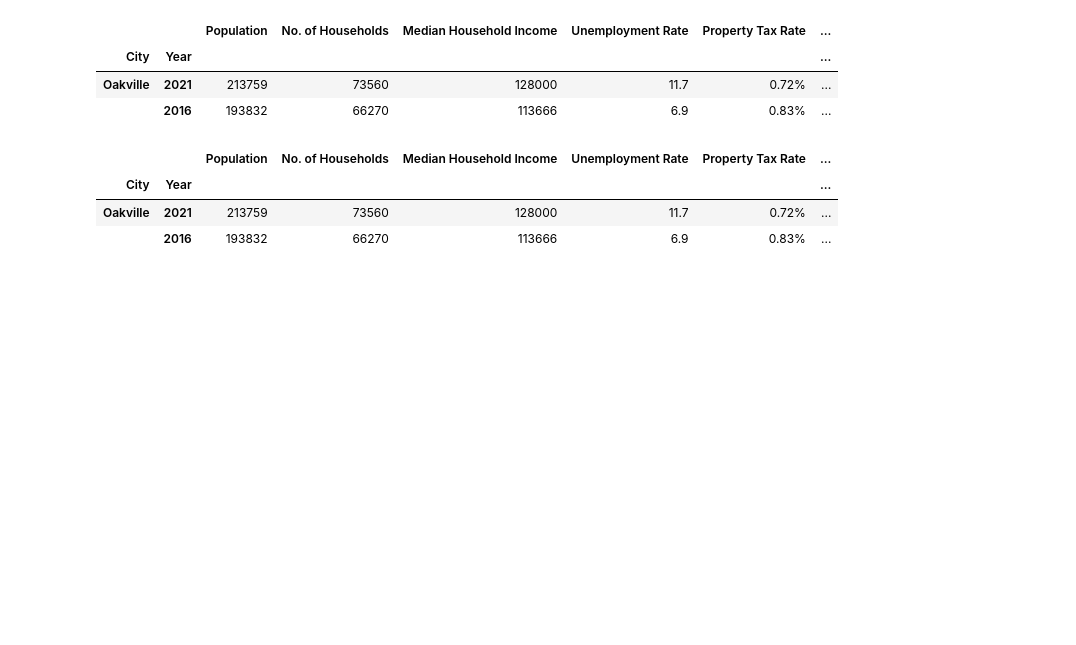
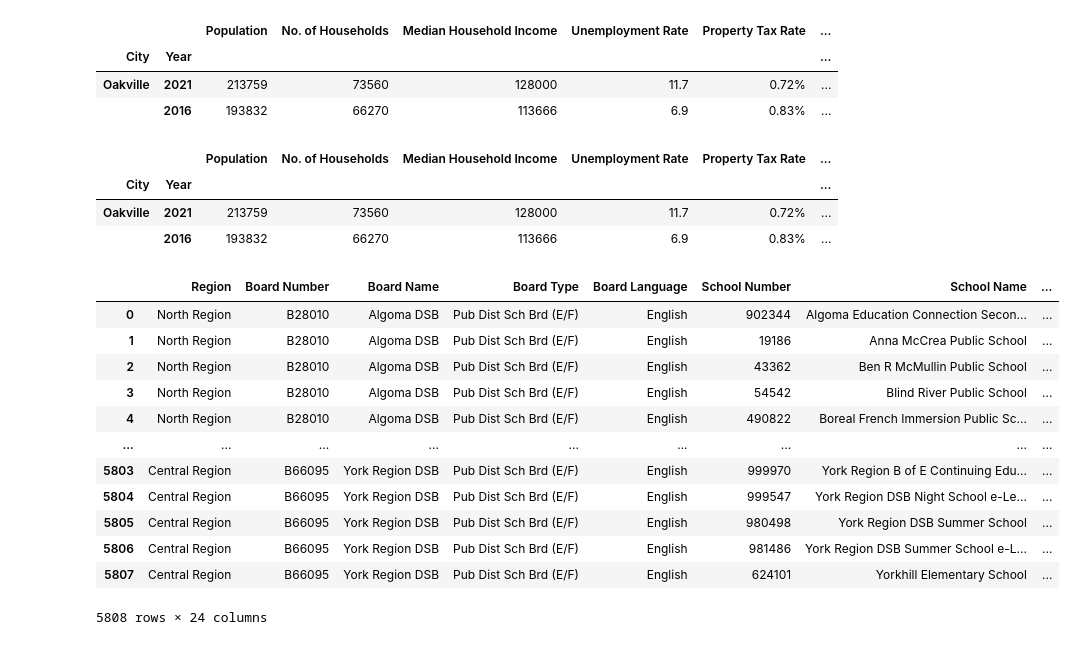
Before and after one commit to MaisieDeGraaf/oakville-housing-analysis, a Jupyter notebook: Code-Pooja/Housing.ipynb, the cells around one changed output. Drawn from its saved outputs; the diff is of its cells as text; code cells hidden in the pictures; blank space fills up the shorter version.

```diff
--- a/Code-Pooja/Housing.ipynb
+++ b/Code-Pooja/Housing.ipynb
@@ -387,3 +387,24 @@ Oakville_df
 | City | Year |  |  |  |  |  | ... |
 | Oakville | 2021 | 213759 | 73560 | 128000 | 11.7 | 0.72% | ... |
 |  | 2016 | 193832 | 66270 | 113666 | 6.9 | 0.83% | ... |
+# %%
+#Schools
+file7 = Path("Resources/public_school_list.csv")
+
+#Read the csv file
+public_schools = pd.read_csv(file7, encoding = "ISO-8859-1", low_memory=True)
+public_schools
+# %% [output]
+|  | Region | Board Number | Board Name | Board Type | Board Language | School Number | School Name | ... |
+| 0 | North Region | B28010 | Algoma DSB | Pub Dist Sch Brd (E/F) | English | 902344 | Algoma Education Connection Secon... | ... |
+| 1 | North Region | B28010 | Algoma DSB | Pub Dist Sch Brd (E/F) | English | 19186 | Anna McCrea Public School | ... |
+| 2 | North Region | B28010 | Algoma DSB | Pub Dist Sch Brd (E/F) | English | 43362 | Ben R McMullin Public School | ... |
+| 3 | North Region | B28010 | Algoma DSB | Pub Dist Sch Brd (E/F) | English | 54542 | Blind River Public School | ... |
+| 4 | North Region | B28010 | Algoma DSB | Pub Dist Sch Brd (E/F) | English | 490822 | Boreal French Immersion Public Sc... | ... |
+| ... | ... | ... | ... | ... | ... | ... | ... | ... |
+| 5803 | Central Region | B66095 | York Region DSB | Pub Dist Sch Brd (E/F) | English | 999970 | York Region B of E Continuing Edu... | ... |
+| 5804 | Central Region | B66095 | York Region DSB | Pub Dist Sch Brd (E/F) | English | 999547 | York Region DSB Night School e-Le... | ... |
+| 5805 | Central Region | B66095 | York Region DSB | Pub Dist Sch Brd (E/F) | English | 980498 | York Region DSB Summer School | ... |
+| 5806 | Central Region | B66095 | York Region DSB | Pub Dist Sch Brd (E/F) | English | 981486 | York Region DSB Summer School e-L... | ... |
+| 5807 | Central Region | B66095 | York Region DSB | Pub Dist Sch Brd (E/F) | English | 624101 | Yorkhill Elementary School | ... |
+5808 rows × 24 columns
```
Also changed, not shown: parts of 5 cells of this notebook, 6 other files.
